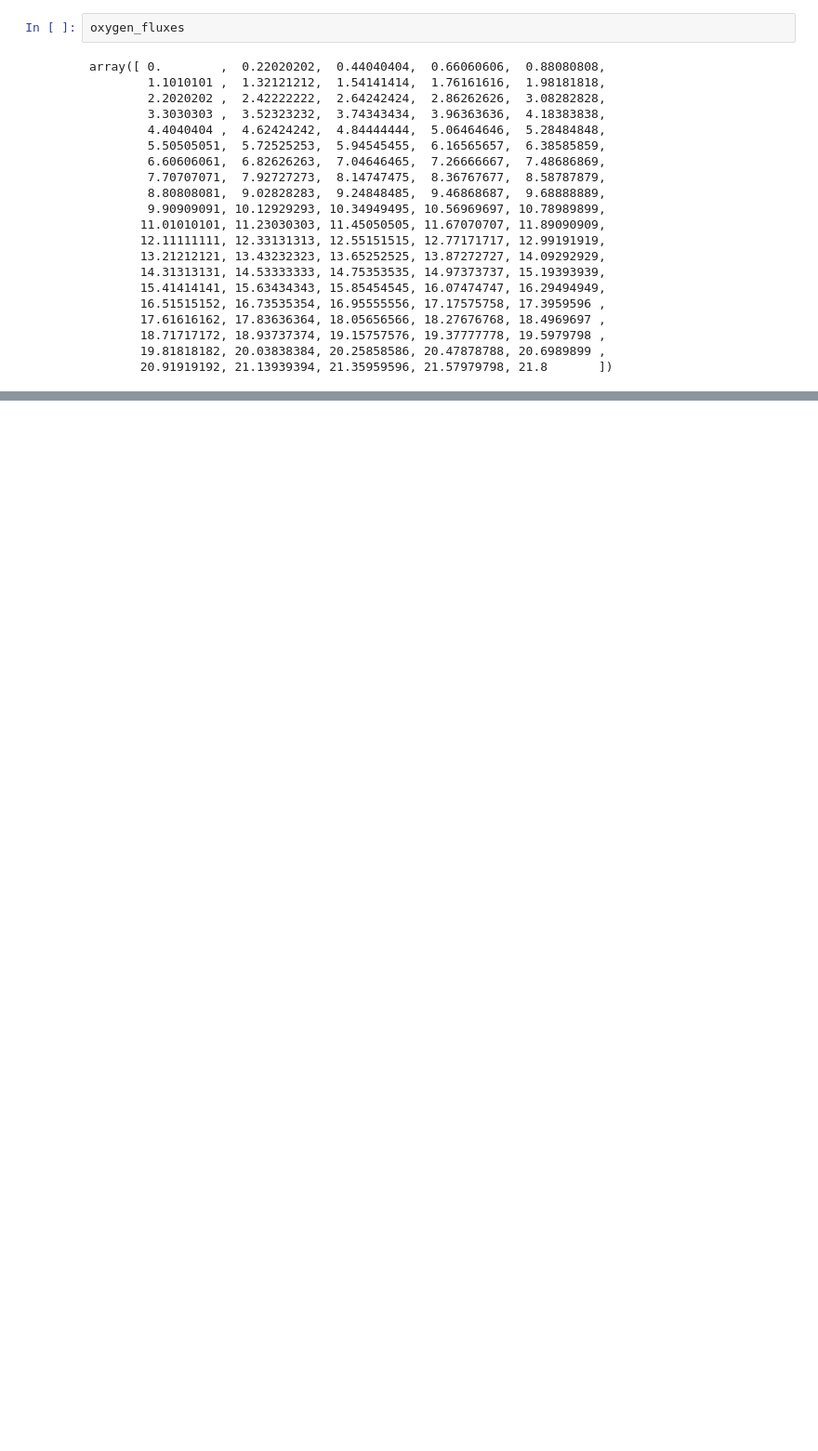
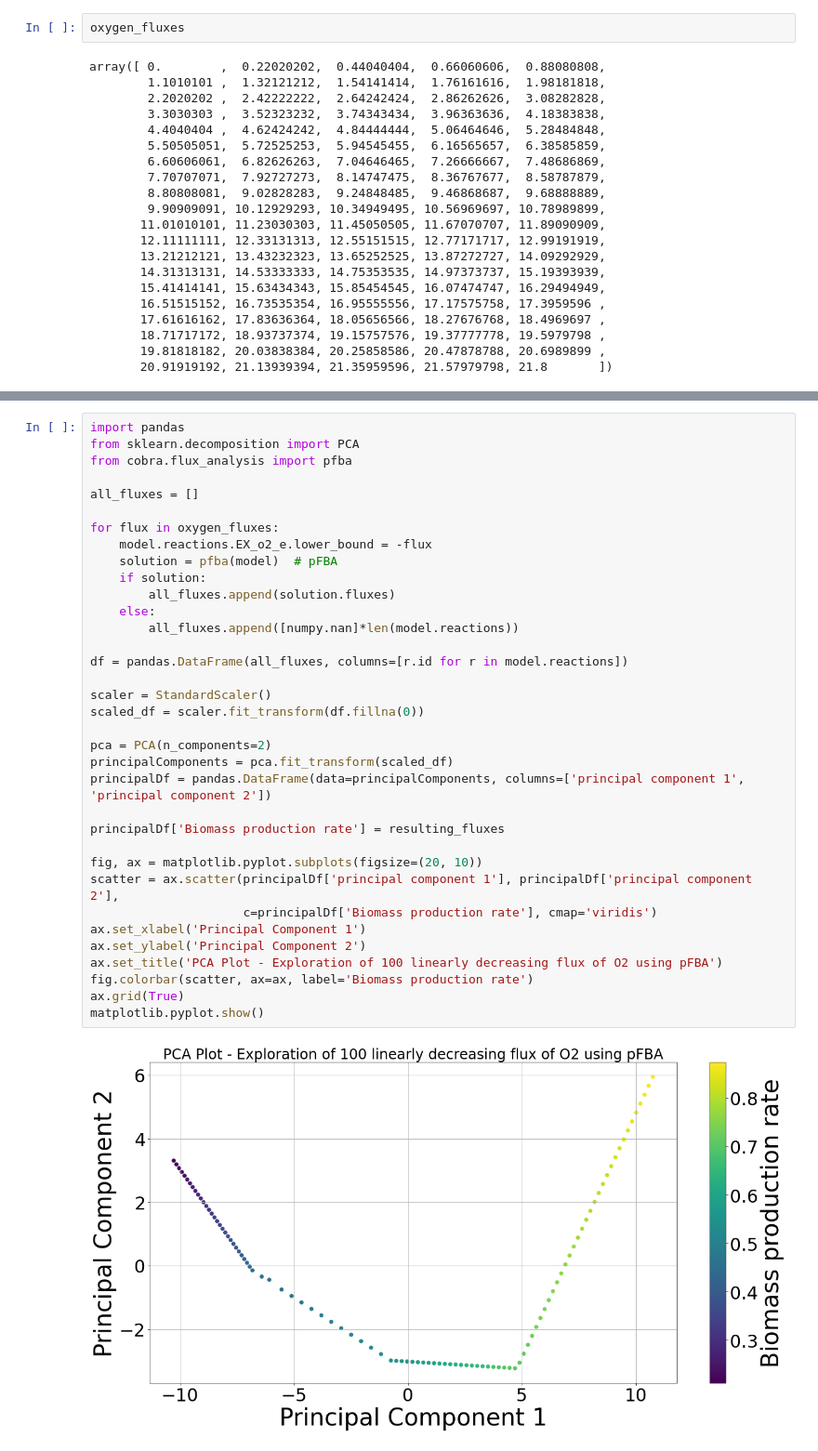
Before and after one commit to jaydeerafael/Metabolic-Trajectory-Inference, a Jupyter notebook: Metabolic_Trajectory.ipynb, the cells around one changed output, grey strips where cells are left out. Shown: that part at 93% size. Cells and saved outputs as stored; diff of their text form; blank space fills up the shorter version.

```diff
--- a/Metabolic_Trajectory.ipynb
+++ b/Metabolic_Trajectory.ipynb
@@ -135,0 +139,37 @@ matplotlib.pyplot.show()
+# %%
+import pandas
+from sklearn.decomposition import PCA
+from cobra.flux_analysis import pfba
+
+all_fluxes = []
+
+for flux in oxygen_fluxes:
+    model.reactions.EX_o2_e.lower_bound = -flux
+    solution = pfba(model)  # pFBA
+    if solution:
+        all_fluxes.append(solution.fluxes)
+    else:
+        all_fluxes.append([numpy.nan]*len(model.reactions))
+
+df = pandas.DataFrame(all_fluxes, columns=[r.id for r in model.reactions])
+
+scaler = StandardScaler()
+scaled_df = scaler.fit_transform(df.fillna(0))
+
+pca = PCA(n_components=2)
+principalComponents = pca.fit_transform(scaled_df)
+principalDf = pandas.DataFrame(data=principalComponents, columns=['principal component 1', 'principal component 2'])
+
+principalDf['Biomass production rate'] = resulting_fluxes
+
+fig, ax = matplotlib.pyplot.subplots(figsize=(20, 10))
+scatter = ax.scatter(principalDf['principal component 1'], principalDf['principal component 2'],
+                     c=principalDf['Biomass production rate'], cmap='viridis')
+ax.set_xlabel('Principal Component 1')
+ax.set_ylabel('Principal Component 2')
+ax.set_title('PCA Plot - Exploration of 100 linearly decreasing flux of O2 using pFBA')
+fig.colorbar(scatter, ax=ax, label='Biomass production rate')
+ax.grid(True)
+matplotlib.pyplot.show()
+# %% [output]
+[figure, added]
```
Also changed, not shown: parts of 3 cells of this notebook.
